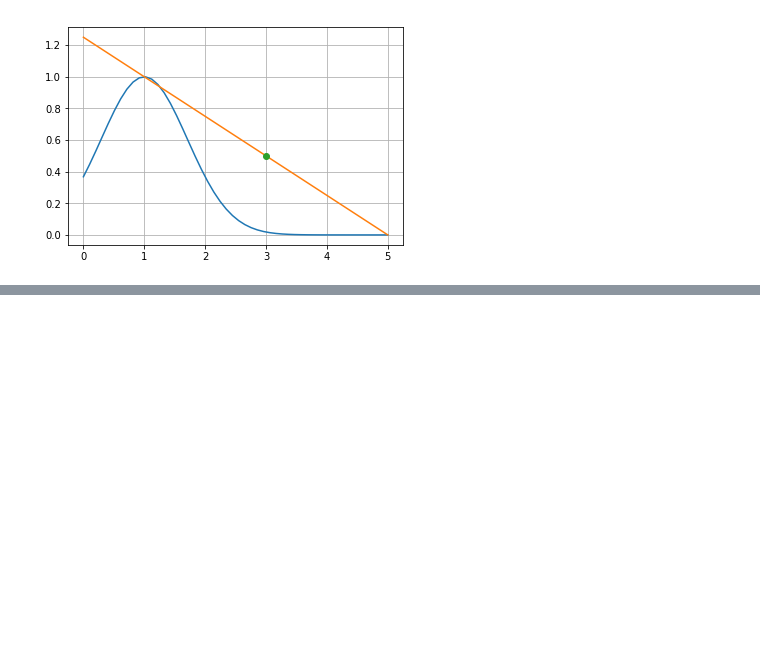
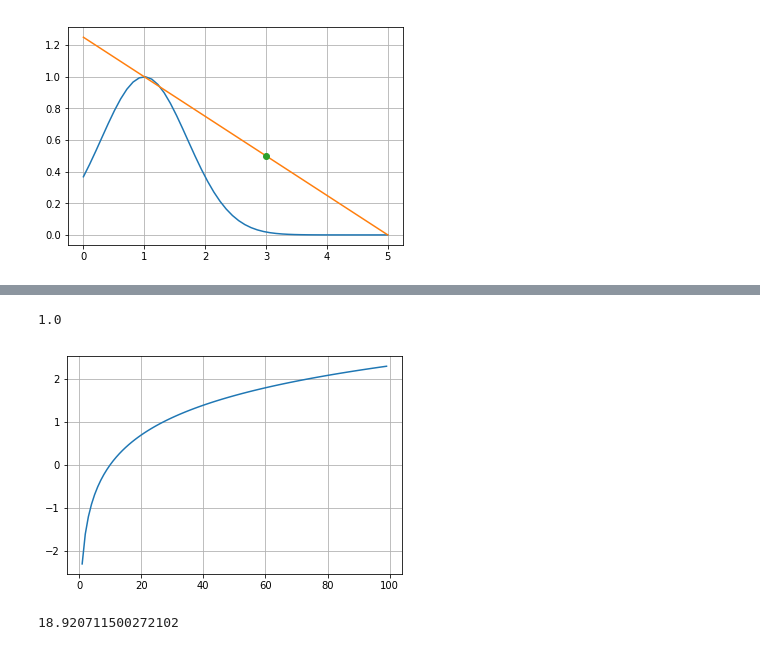
Before and after one commit to jssfilho/JupyterNoteBooks, a Jupyter notebook: atividadeMetodosAbertos.ipynb, the cells around one changed output, grey strips where cells are left out. Saved outputs shown, nothing was run; the diff lists cells and outputs as text; code cells hidden in the pictures; blank space fills up the shorter version.

```diff
--- a/atividadeMetodosAbertos.ipynb
+++ b/atividadeMetodosAbertos.ipynb
@@ -117,0 +127,17 @@ plt.plot(3, 1/2, marker='o')
+# %%
+#Exercicio 6
+def l(x):
+    return np.log(x)
+plt.grid(True)
+plt.plot(l(np.arange(0,10,0.1)))
+opt.newton(func=l,x0=1)
+# %% [output]
+1.0
+[figure, added]
+# %%
+#Exercicio 7
+#tendo m=c(1+i)**t => i=16**1/16 - 1
+juro = 16**(1/16)-1
+print(100*juro)
+# %% [output]
+18.920711500272102
```
Also changed, not shown: parts of 5 cells of this notebook, 1 other file.
